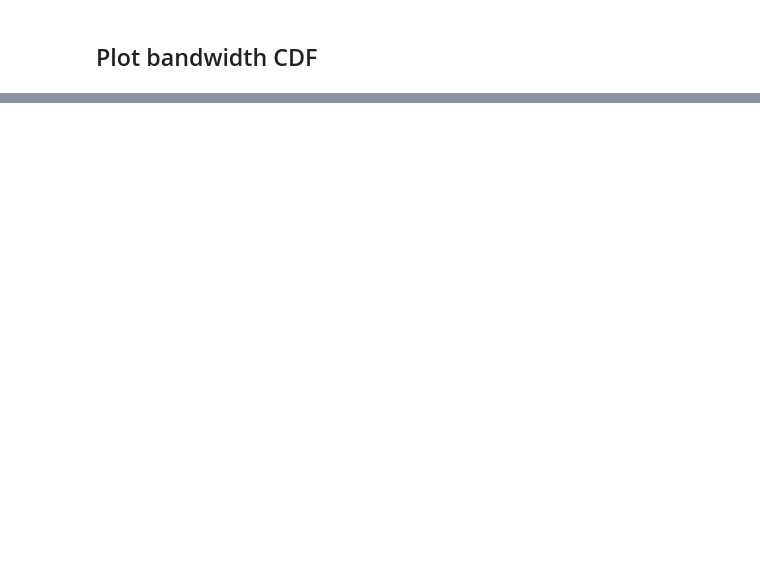
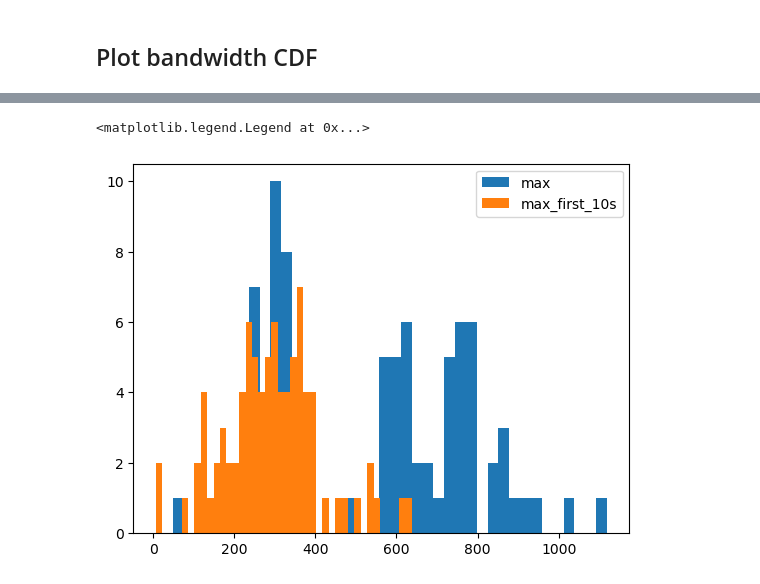
Before and after one commit to denama/ReCoCo, a Jupyter notebook: simulation_analysis/plot_bandwidth_cdf_new_data.ipynb, the cells around one changed output, grey strips where cells are left out. Cells and saved outputs as stored; diff of their text form; code cells hidden in the pictures; blank space fills up the shorter version.

```diff
--- a/simulation_analysis/plot_bandwidth_cdf_new_data.ipynb
+++ b/simulation_analysis/plot_bandwidth_cdf_new_data.ipynb
@@ -85,0 +101,8 @@ Freq: 200L, Length: 2125, dtype: float64
+# %%
+plt.figure()
+plt.hist(capacities_max, bins=40, label="max")
+plt.hist(max_first_10s, bins=40, label="max_first_10s")
+plt.legend()
+# %% [output]
+<matplotlib.legend.Legend at 0x...>
+[figure, added]
```
Also changed, not shown: parts of 14 cells of this notebook, 8 other files.
